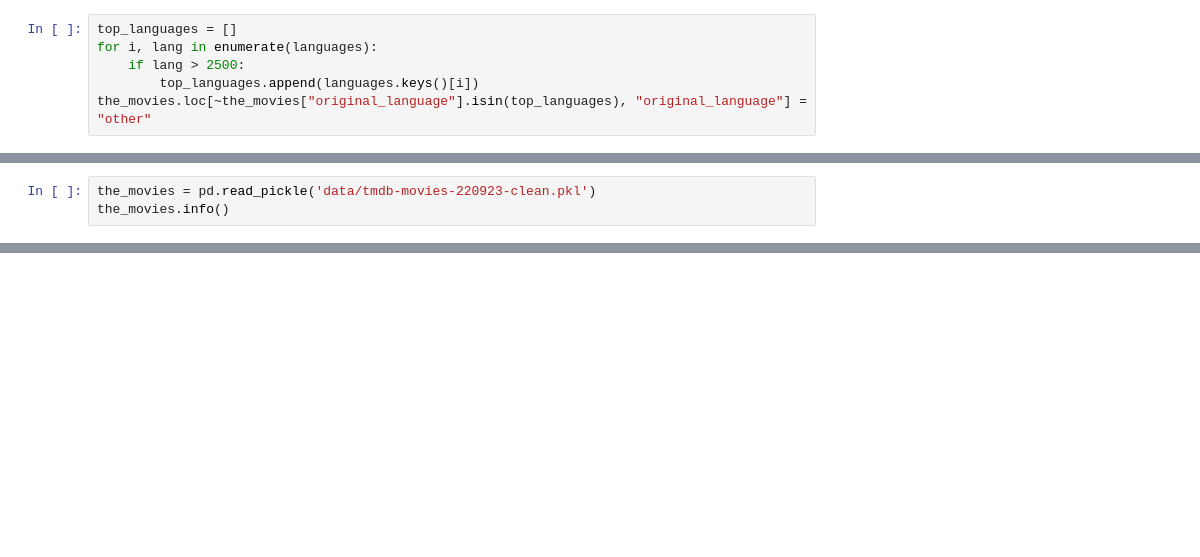
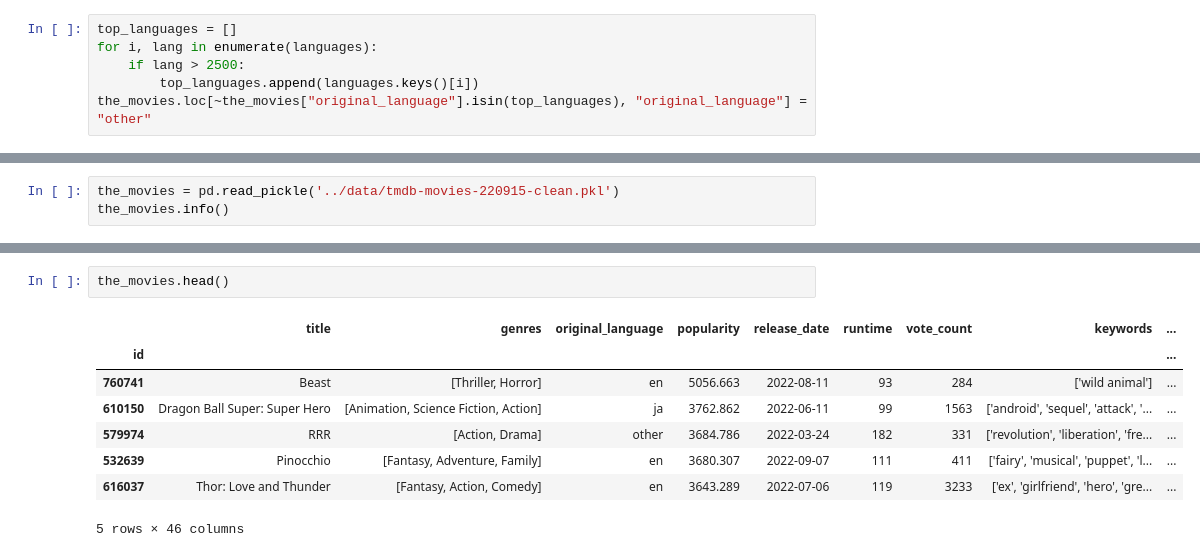
Before and after one commit to milenabruseva/thismovieposterdoesntexist, a Jupyter notebook: dataset-related/explore-dataset.ipynb, the cells around one changed output, grey strips where cells are left out. Cells and saved outputs as stored; diff of their text form; blank space fills up the shorter version.

```diff
--- a/dataset-related/explore-dataset.ipynb
+++ b/dataset-related/explore-dataset.ipynb
@@ -242,3 +308,3 @@ the_movies.to_pickle('data/tmdb-movies-220923-clean.pkl')
 # %%
-the_movies = pd.read_pickle('data/tmdb-movies-220923-clean.pkl')
+the_movies = pd.read_pickle('../data/tmdb-movies-220915-clean.pkl')
 the_movies.info()
@@ -244,0 +329,11 @@ the_movies.info()
+# %%
+the_movies.head()
+# %% [output]
+|  | title | genres | original_language | popularity | release_date | runtime | vote_count | keywords | ... |
+| id |  |  |  |  |  |  |  |  | ... |
+| 760741 | Beast | [Thriller, Horror] | en | 5056.663 | 2022-08-11 | 93 | 284 | ['wild animal'] | ... |
+| 610150 | Dragon Ball Super: Super Hero | [Animation, Science Fiction, Action] | ja | 3762.862 | 2022-06-11 | 99 | 1563 | ['android', 'sequel', 'attack', '... | ... |
+| 579974 | RRR | [Action, Drama] | other | 3684.786 | 2022-03-24 | 182 | 331 | ['revolution', 'liberation', 'fre... | ... |
+| 532639 | Pinocchio | [Fantasy, Adventure, Family] | en | 3680.307 | 2022-09-07 | 111 | 411 | ['fairy', 'musical', 'puppet', 'l... | ... |
+| 616037 | Thor: Love and Thunder | [Fantasy, Action, Comedy] | en | 3643.289 | 2022-07-06 | 119 | 3233 | ['ex', 'girlfriend', 'hero', 'gre... | ... |
+5 rows × 46 columns
```
Also changed, not shown: parts of 10 cells of this notebook, 3 other files.
